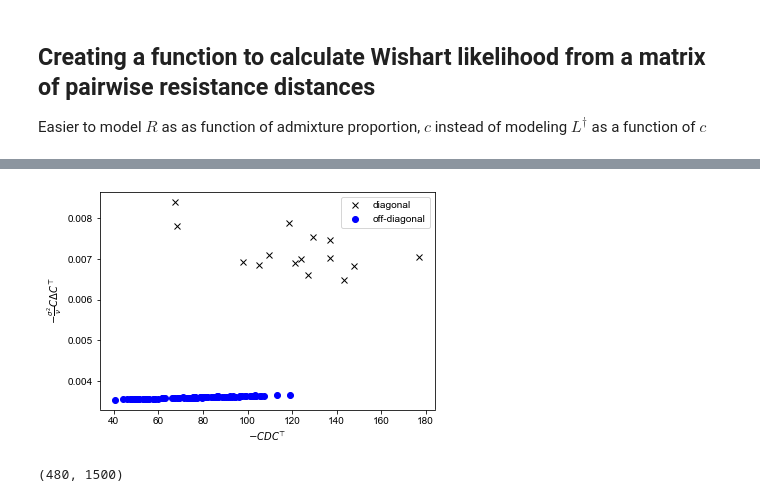
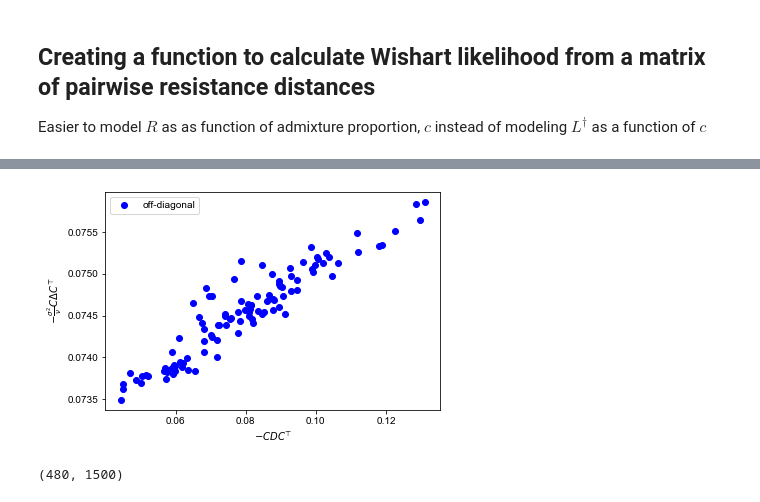
Before and after one commit to NovembreLab/feems, a Jupyter notebook: docs/notebooks/est-long-range.ipynb, the cells around one changed output, grey strips where cells are left out. Saved outputs shown, nothing was run; the diff lists cells and outputs as text; code cells hidden in the pictures.

```diff
--- a/docs/notebooks/est-long-range.ipynb
+++ b/docs/notebooks/est-long-range.ipynb
@@ -157,42 +175,48 @@ Dstar = squareform(pdist(J.T @ sp_graph.genotypes,"sqeuclidean"))/sp_graph.n_snp
 # %%
-# Dstar = squareform(pdist(sp_graph.frequencies,"sqeuclidean"))/sp_graph.n_snps
+J = np.zeros((np.sum(sp_graph.n_samples_per_obs_node_permuted),sp_graph.n_observed_nodes))
+cnt = 0
+for o in range(sp_graph.n_observed_nodes):
+    J[cnt:(cnt+sp_graph.n_samples_per_obs_node_permuted[o]+1),o] = 1
+    cnt += sp_graph.n_samples_per_obs_node_permuted[o]
+
+Dstar = J.T@(squareform(pdist(gen_test_1e,"sqeuclidean"))/gen_test_1e.shape[1])@J/Pairs
 # np.linalg.eigvals(-C @ Dstar @ C.T)
 # plt.imshow(obj.Linv); plt.colorbar()
 # Linv = np.linalg.solve(obj.L_double_inv,np.eye(sp_graph.n_observed_nodes))
 # Lmat = np.zeros_like(Linv); qmat = np.zeros_like(Linv)
 # for i in range(Linv.shape[0]):
 #     for j in range(i+1,Linv.shape[0]):
 #         Lmat[i,j] = Linv[i,i] + Linv[j,j]
 #         Lmat[j,i] = Lmat[i,j]
 # qmat =  0.5 * sp_graph.q.reshape(-1,1) @ np.ones(len(sp_graph.q)).reshape(1,-1) + 0.5 * np.ones(len(sp_graph.q)).reshape(-1,1) @ sp_graph.q.reshape(1,-1) - np.diag(sp_graph.q)
-resmat = np.zeros_like(Linv)
-for i in range(Linv.shape[0]):
-    for j in range(i+1,Linv.shape[0]):
-        resmat[i,j] =-2*Linv[i,j] + Linv[i,i] + Linv[j,j] + sp_graph.q[i] + sp_graph.q[j]
-        resmat[j,i] = resmat[i,j]
+# resmat = np.zeros_like(Linv)
+# for i in range(Linv.shape[0]):
+#     for j in range(i+1,Linv.shape[0]):
+#         resmat[i,j] =-2*Linv[i,j] + Linv[i,i] + Linv[j,j] + sp_graph.q[i] + sp_graph.q[j]
+#         resmat[j,i] = resmat[i,j]
 # np.trace(resmat+np.diag(sp_graph.q))
 # plt.imshow(-C@Dstar@C.T); plt.colorbar(); plt.title(r'$-CDC^\top$'); plt.show()
 # plt.imshow(-C@resmat@C.T,); plt.colorbar(); plt.title(r'$-C \Delta C^\top$')
 # plt.imshow(np.linalg.inv(obj.inv_cov)); plt.colorbar();
 # print(sp.stats.linregress(sp_graph.S[np.tril_indices(16)],np.linalg.solve(obj.inv_cov,np.eye(16))[np.tril_indices(16)]))
 # print(sp.stats.linregress((-C@Dstar@C.T)[np.tril_indices(15,-1)],(-C@resmat@C.T)[np.tril_indices(15,-1)]))
 # plt.plot((-C@Dstar@C.T)[np.tril_indices(15,-1)],(-C@resmat@C.T)[np.tril_indices(15,-1)],'bo',label='off-diagonal'); plt.xlabel(r'$-CDC^\top$'); plt.ylabel(r'$-C\Delta C^\top$'); plt.legend()
-plt.plot(np.diag(-C@Dstar@C.T),np.diag(-0.11/680*C@resmat@C.T),'kx',label='diagonal');
-plt.plot((-C@Dstar@C.T)[np.tril_indices(15,-1)],(-0.11/680*C@resmat@C.T)[np.tril_indices(15,-1)],'bo',label='off-diagonal'); plt.xlabel(r'$-CDC^\top$'); plt.ylabel(r'$-\frac{\sigma^2}{\nu}C\Delta C^\top$'); plt.legend(); #plt.axline((0,0),slope=1,color='grey')
+# plt.plot(np.diag(-C@Dstar@C.T),np.diag(-1.1/680*C@resmat@C.T),'kx',label='diagonal');
+plt.plot((-C@Dstar@C.T)[np.tril_indices(15,-1)],(-2.2/680*C@resmat@C.T)[np.tril_indices(15,-1)],'bo',label='off-diagonal'); plt.xlabel(r'$-CDC^\top$'); plt.ylabel(r'$-\frac{\sigma^2}{\nu}C\Delta C^\top$'); plt.legend(); #plt.axline((0,0),slope=1,color='grey')
 # np.diag(sp_graph.S), sp_graph.q
 # plt.plot(np.diag(C@sp_graph.S@C.T),np.diag(C@np.linalg.inv(obj.inv_cov)@C.T),'kx',label='diagonal'); plt.plot((C@sp_graph.S@C.T)[np.tril_indices(15,-1)],(C@np.linalg.inv(obj.inv_cov)@C.T)[np.tril_indices(15,-1)],'bo',label='off-diagonal'); plt.xlabel(r'$C\hat \Sigma C^\top$'); plt.ylabel(r'$C X_{cov} C^\top$'); plt.legend(); plt.axline((0.3,0.3),slope=1,color='grey')
 # print(sp.stats.linregress(sp_graph.S[np.tril_indices(16)],(Linv)[np.tril_indices(16)]))
 # print(sp.stats.linregress((C@sp_graph.S@C.T)[np.tril_indices(15,-1)],(-C@(resmat+np.diag(sp_graph.q))@C.T)[np.tril_indices(15,-1)]))
 # print(sp.stats.linregress((C@sp_graph.S@C.T)[np.tril_indices(15)],(-C@(resmat+np.diag(sp_graph.q))@C.T)[np.tril_indices(15)]))
 # print(sp.stats.linregress(sp_graph.S[np.tril_indices(16,)],-(resmat+np.diag(sp_graph.q))[np.tril_indices(16,)]))
 # print(sp.stats.linregress(Dstar[np.tril_indices(16,-1)],sp_graph.S[np.tril_indices(16,-1)]))
 # np.linalg.det(-C@(resmat)@C.T)
 # sp.stats.wishart.logpdf(C@sp_graph.S@C.T,120,-C@(resmat+np.diag(sp_graph.q))@C.T)
 # plt.scatter(np.diag(obj.X),np.diag(obj.inv_cov))
 # plt.plot(np.tril(Lmat),np.tril(qmat),'ko',alpha=0.4); plt.axline((0,0),slope=1,color='k'); plt.xlabel(r'$L^\dagger_{ii}+L^\dagger_{jj}$'); plt.ylabel(r'$\frac{1}{2}1q^T + \frac{1}{2}q1^T - diag(q)$');
 # plt.imshow(Lmat); plt.colorbar(); np.allclose(Lmat,Lmat.T)
 # %% [output]
-[figure, old version]
+[figure, new version]
 # %%
 # np.diag(nx.adjacency_matrix(sp_graph).toarray() @ np.repeat(10,sp_graph.n_observed_nodes))
 # sp_graph.L.toarray()
```
Also changed, not shown: parts of 5 cells of this notebook.
